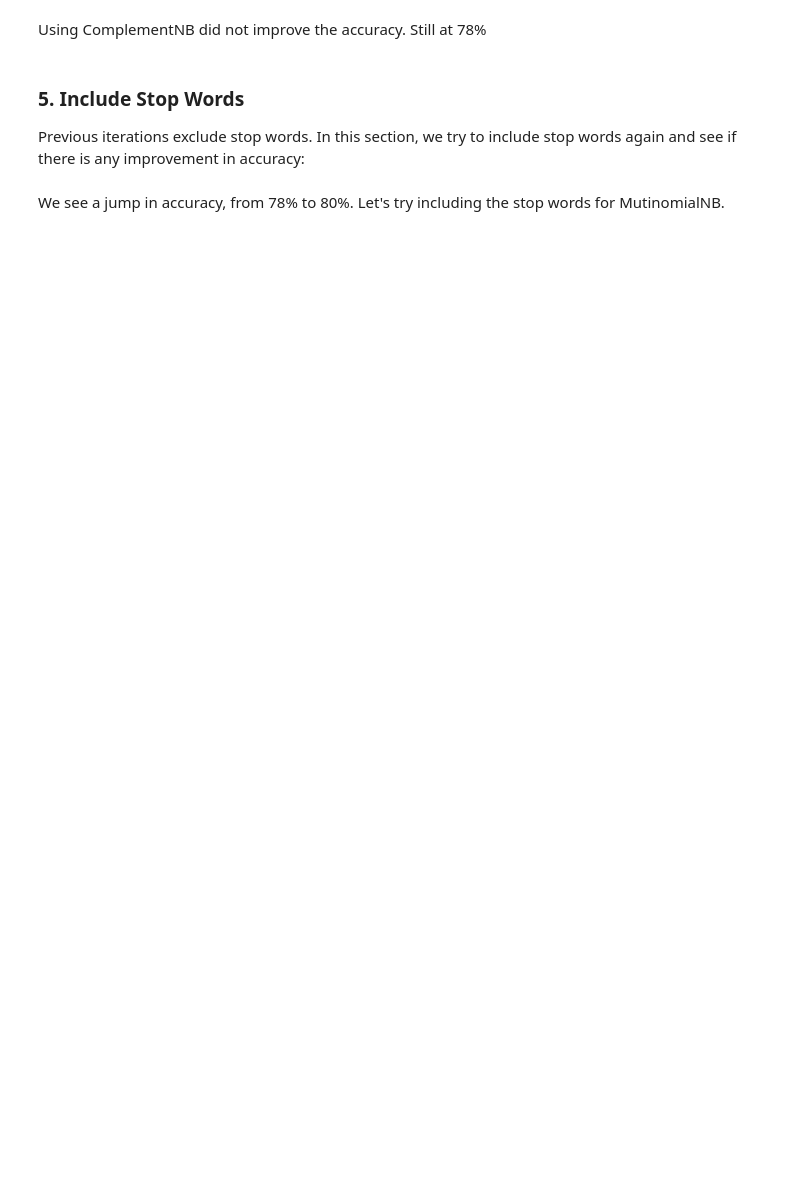
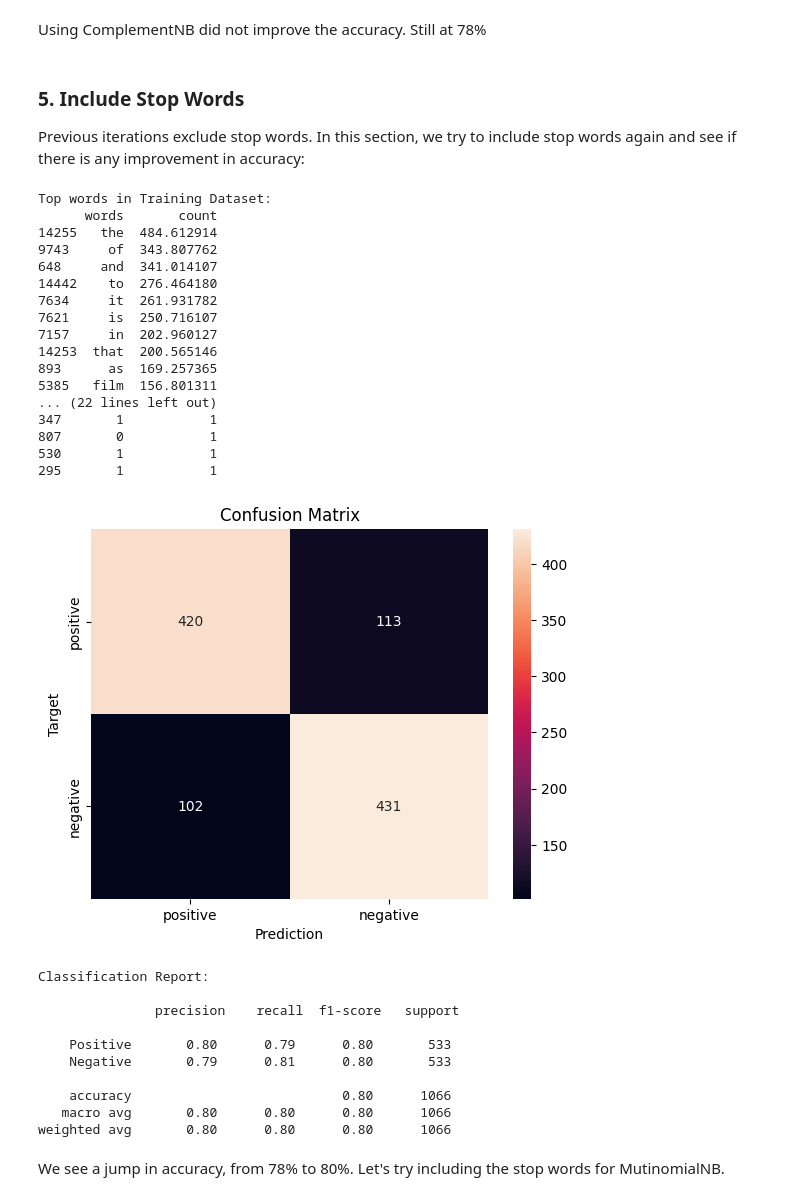
Before and after one commit to gabosantos/2324CS280UPD, a Jupyter notebook: CS_280_Lesson_1_Bayesian_Classifier.ipynb, the cells around one changed output. Drawn from its saved outputs; the diff is of its cells as text; code cells hidden in the pictures; blank space fills up the shorter version.

Commit message:
Increased accuracy to 80%. Added responses to suggested questions.

```diff
--- a/CS_280_Lesson_1_Bayesian_Classifier.ipynb
+++ b/CS_280_Lesson_1_Bayesian_Classifier.ipynb
@@ -667,5 +681,5 @@ df[df['lang'] != 'en']
 - Remove non-alphanumeric characters
 # %%
 # Remove non-alphanumeric characters
-df['trans_text'] = df['text'].replace(to_replace =r'[^0-9a-zA-Z\s/[, ]+/g]+', value = '', regex = True)
-df_test['trans_text']  = df_test['text'] .replace(to_replace =r'[^0-9a-zA-Z\s/[, ]+/g]+', value = '', regex = True)
+df['trans_text'] = df['trans_text'].replace(to_replace =r'[^0-9a-zA-Z\s/[, ]+/g]+', value = '', regex = True)
+df_test['trans_text']  = df_test['trans_text'].replace(to_replace =r'[^0-9a-zA-Z\s/[, ]+/g]+', value = '', regex = True)
@@ -812,5 +958,7 @@ def TfidfVectorizerComplementNB(X_train, X_test, y_train, y_test, alpha=1.0, sto
 
   print("\nClassification Report:")
   print("\n",classification_report(y_true, y_pred_TFIDF, labels=[1, 0], target_names=['Positive', 'Negative']))
+
+  return y_pred_TFIDF
 # %%
 TfidfVectorizerComplementNB(X_train_new, X_test_new, y_train_new, y_test_new)
@@ -820,7 +997,36 @@ Using ComplementNB did not improve the accuracy. Still at 78%
 ### 5. Include Stop Words
 Previous iterations exclude stop words.  In this section, we try to include stop words again and see if there is any improvement in accuracy:
 # %%
-TfidfVectorizerComplementNB(X_train_new, X_test_new, y_train_new, y_test_new, stop_words=False)
+y_predicted = TfidfVectorizerComplementNB(X_train_new, X_test_new, y_train_new, y_test_new, stop_words=False)
+# %% [output]
+Top words in Training Dataset:
+      words       count
+14255   the  484.612914
+9743     of  343.807762
+648     and  341.014107
+14442    to  276.464180
+7634     it  261.931782
+7621     is  250.716107
+7157     in  202.960127
+14253  that  200.565146
+893      as  169.257365
+5385   film  156.801311
+... (22 lines left out)
+347       1           1
+807       0           1
+530       1           1
+295       1           1
+[figure, added]
+Classification Report:
+
+               precision    recall  f1-score   support
+
+    Positive       0.80      0.79      0.80       533
+    Negative       0.79      0.81      0.80       533
+
+    accuracy                           0.80      1066
+   macro avg       0.80      0.80      0.80      1066
+weighted avg       0.80      0.80      0.80      1066
 # %% [markdown]
 We see a jump in accuracy, from 78% to 80%. Let's try including the stop words for MutinomialNB.
 # %%
```
Also changed, not shown: parts of 30 cells of this notebook.
